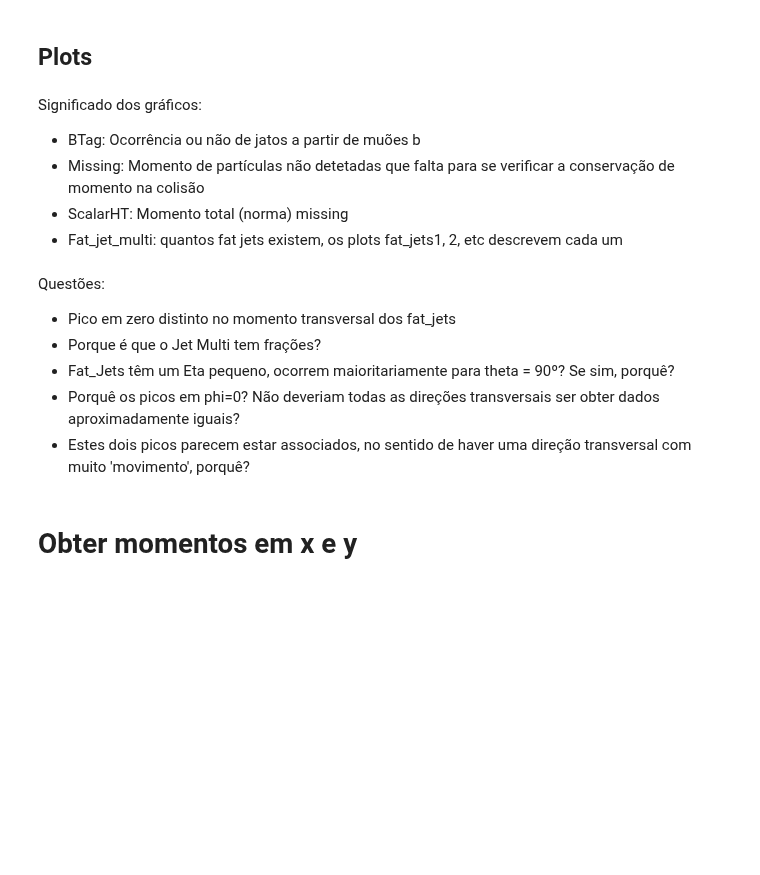
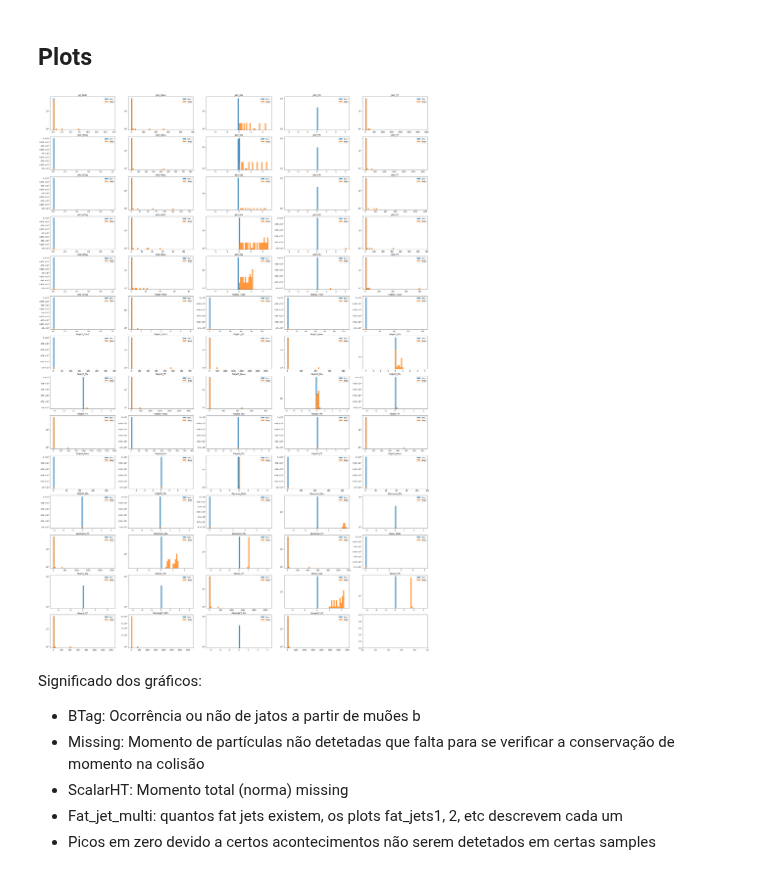
Before and after one commit to GilbertoCunha/LHC-VLQ-Classifier, a Jupyter notebook: FirstAssignment/DataVisualization.ipynb, the cells around one changed output. Drawn from its saved outputs; the diff is of its cells as text; code cells hidden in the pictures; blank space fills up the shorter version.

Commit message:
add plots - needs fix

```diff
--- a/FirstAssignment/DataVisualization.ipynb
+++ b/FirstAssignment/DataVisualization.ipynb
@@ -16,11 +16,16 @@ def merge_csvs(path="", del_cols=[]):
     del_cols -> [string]: lista de colunas a serem eliminadas dos csvs
     """
 
+    # Guardar os dados csv numa lista de dataframes
     bkgd_data, files = [], glob.glob(path + "*.csv")
     for file in tqdm(files, total=len(files), desc="Generating Dataframes"):
         bkgd_data.append(pd.read_csv(file, header=0))
 
+    # Calcular pesos e remover colunas
     for csv in tqdm(bkgd_data, total=len(bkgd_data), desc="Calculating gen_weights"):
+        # Sort dos dataframes
+        csv.sort_index(axis=1, inplace=True)
+
         # Calcular gen_weights
         csv["gen_xsec"] = csv["gen_xsec"].mean()/csv.shape[0]
         csv.rename(columns={"gen_xsec":"gen_weights"}, inplace=True)
@@ -30,9 +35,7 @@ def merge_csvs(path="", del_cols=[]):
             if col in list(csv.columns):
                 csv.drop(col, axis=1, inplace=True)
 
-    # Normalização dos pesos
-    csv["gen_weights"] = csv["gen_weights"]/csv["gen_weights"].sum()
-
+    # Concatenar a lista de dataframes
     bkgd_data = pd.concat(bkgd_data)
 
     return bkgd_data
@@ -47,0 +50,6 @@ bkgd_data
+# %%
+fcnc_data = pd.read_hdf("Data/FCNC/tZFCNC.h5")
+fcnc_data.drop(["MissingET_Eta", "gen_decay1", "gen_decay2"], axis=1, inplace=True)
+fcnc_data["gen_xsec"] = fcnc_data["gen_xsec"]/fcnc_data.shape[0]
+fcnc_data.rename(columns={"gen_xsec":"gen_weights"}, inplace=True)
+fcnc_data
@@ -54,30 +88,46 @@ bkgd_plot =
 # %%
-# Criar os 69 plots
-fig, axs = plt.subplots(14, 5, figsize=(40, 60))
+# Variáveis de ajuste dos plots
+num_cols, bins = 5, 50
 
-for i in range(len(fcnc_data.columns)):
-    events, bkgd = fcnc_np[:, i], bkgd_np[:, i]
-    row, column = int(i/5), i%5
+# Criar os plots
+num_rows = int(np.ceil((len(list(fcnc_data.columns)) - 1) / num_cols))
+fig, axs = plt.subplots(num_rows, num_cols, figsize=(40, 60))
 
-    axs[row, column].set_title(fcnc_data.columns[i])
-    axs[row, column].hist(events, label='events', alpha=0.8, bins=50)
-    axs[row, column].hist(bkgd, label='bkgd', alpha=0.8, bins=50)
-    axs[row, column].set_yscale('log')
-    axs[row, column].legend()
+# Iterar e plotar cada um deles
+for i, column in enumerate(fcnc_data.columns):
+    if fcnc_data.columns[i] != "gen_weights":
+        # Definir a range do histograma
+        hist_min = min(fcnc_data[column].min(), bkgd_data[column].min())
+        hist_max = max(fcnc_data[column].max(), bkgd_data[column].max())
+        hist_range = (hist_min, hist_max)
+
+        # Obter os dados do histograma
+        fcnc_hist, fcnc_bins = np.histogram(fcnc_data[column],
+                                            bins=bins,
+                                            range=hist_range,
+                                            weights=fcnc_data["gen_weights"])
+        bkgd_hist, bkgd_bins = np.histogram(bkgd_data[column],
+                                            bins=bins,
+                                            range=hist_range,
+                                            weights=bkgd_data["gen_weights"])
+
+        # Dar plot aos dados
+        row, column = int(i/num_cols), i%num_cols
+        axs[row, column].set_title(fcnc_data.columns[i])
+        axs[row, column].hist(fcnc_hist, bins=fcnc_bins,
+                              label="fcnc", alpha=0.8)
+        axs[row, column].hist(bkgd_hist, bins=bkgd_bins,
+                              label="bkgd", alpha=0.8)
+        axs[row, column].set_yscale("log")
+        axs[row, column].legend()
 
 plt.show()
+# %% [output]
+[figure, added]
 # %% [markdown]
 Significado dos gráficos:
 - BTag: Ocorrência ou não de jatos a partir de muões b
 - Missing: Momento de partículas não detetadas que falta para se verificar a conservação de momento na colisão
 - ScalarHT: Momento total (norma) missing
 - Fat_jet_multi: quantos fat jets existem, os plots fat_jets1, 2, etc descrevem cada um
+- Picos em zero devido a certos acontecimentos não serem detetados em certas samples
-# %% [markdown]
-Questões:
-- Pico em zero distinto no momento transversal dos fat_jets
-- Porque é que o Jet Multi tem frações?
-- Fat_Jets têm um Eta pequeno, ocorrem maioritariamente para theta = 90º? Se sim, porquê?
-- Porquê os picos em phi=0? Não deveriam todas as direções transversais ser obter dados aproximadamente iguais?
-- Estes dois picos parecem estar associados, no sentido de haver uma direção transversal com muito 'movimento', porquê?
-# %% [markdown]
-# Obter momentos em x e y
```
Also changed, not shown: parts of 10 cells of this notebook.
